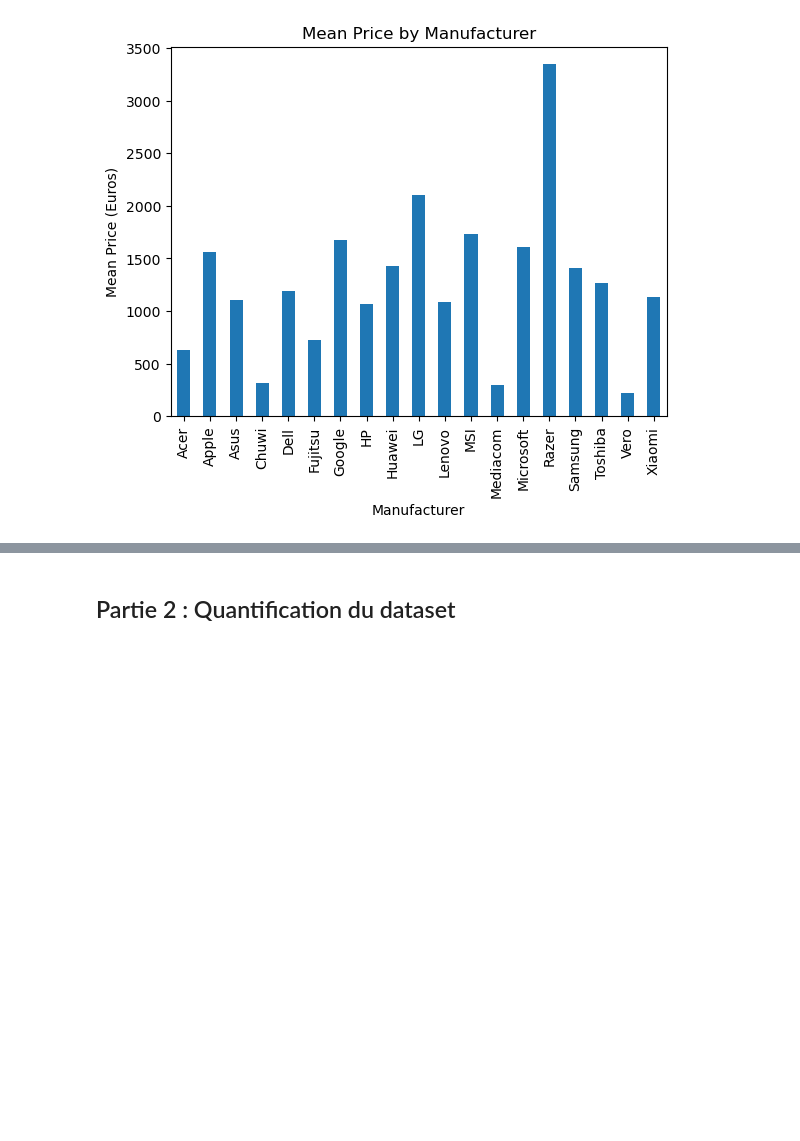
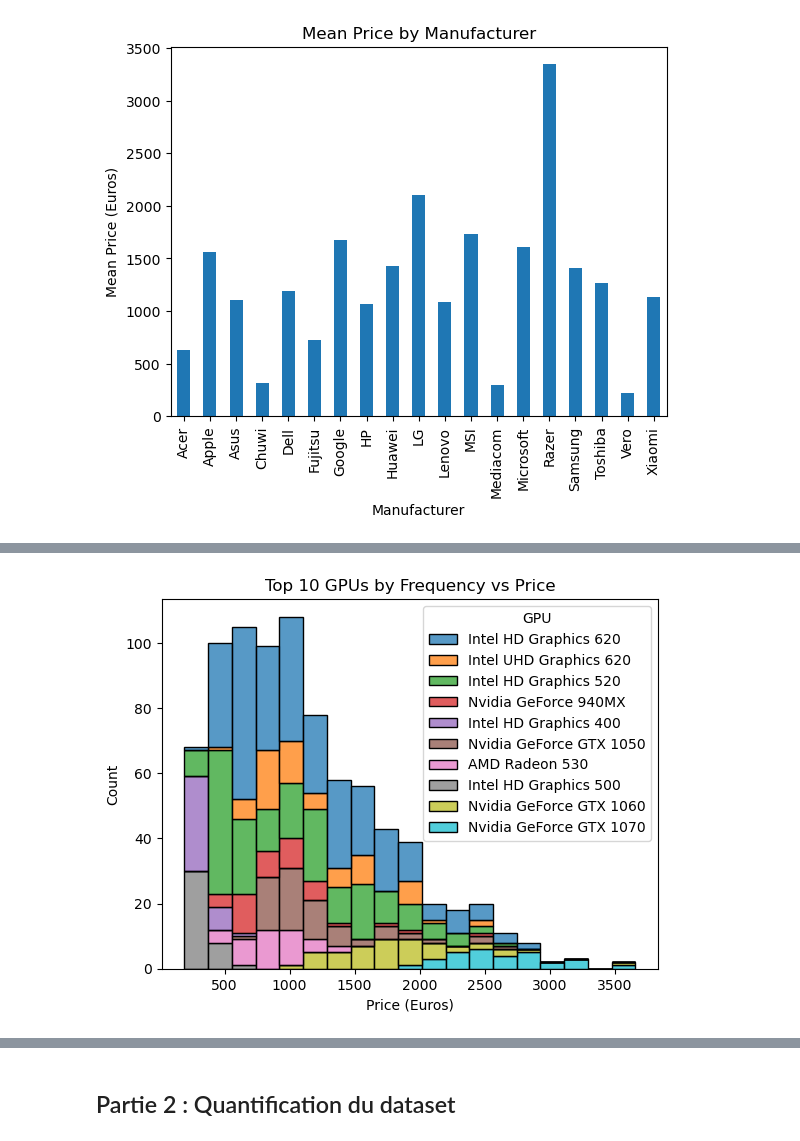
Before and after one commit to SnowZucc/Laptops-Data-Regression, a Jupyter notebook: data_analysis.ipynb, the cells around one changed output, grey strips where cells are left out. Saved outputs shown, nothing was run; the diff lists cells and outputs as text; code cells hidden in the pictures; blank space fills up the shorter version.

```diff
--- a/data_analysis.ipynb
+++ b/data_analysis.ipynb
@@ -121,0 +99,13 @@ for column in laptop_data.columns:
+# %%
+# get the top 10 most common GPUs
+top_10_gpus = laptop_data['GPU'].value_counts().head(10).index.tolist()
+
+# filter the dataframe to only include the top 10 GPUs
+laptop_data_top_10_gpus = laptop_data[laptop_data['GPU'].isin(top_10_gpus)]
+
+# create a histogram of GPU vs Price
+sns.histplot(data=laptop_data_top_10_gpus, x='Price (Euros)', hue='GPU', multiple='stack')
+plt.title('Top 10 GPUs by Frequency vs Price')
+plt.show()
+# %% [output]
+[figure, added]
```
Also changed, not shown: parts of 11 cells of this notebook.
